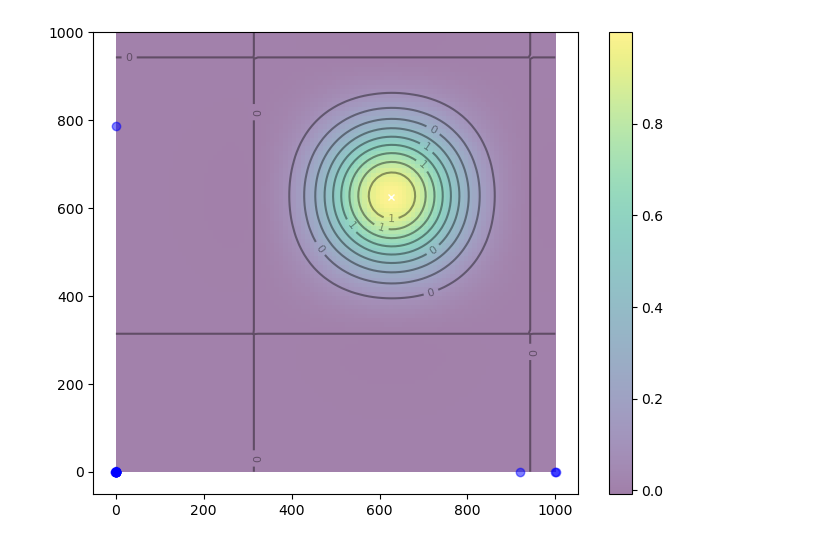
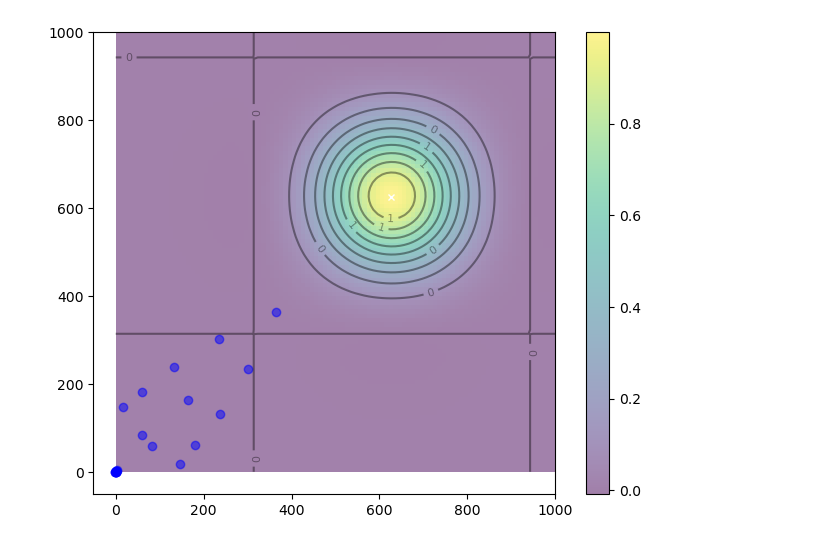
Before and after one commit to byang12/UNDERWATER_SWARM_ADHOC, a Jupyter notebook: GlowWarm-simpy.ipynb, the cells around one changed output. Saved outputs shown, nothing was run; the diff lists cells and outputs as text; code cells hidden in the pictures.

```diff
--- a/GlowWarm-simpy.ipynb
+++ b/GlowWarm-simpy.ipynb
@@ -198,7 +198,8 @@ class Glowworm:
             self.move()
 
             # Store positions for later analysis or plotting
-            self.positions.append(self.X.copy()) # take the records of position
+            if i % 10 == 0:
+                self.positions.append(self.X.copy()) # take the records of position
             i = i + 1
 
             # Advance simulated time by 1 time unit
@@ -271,31 +272,31 @@ if __name__ == "__main__":
 # %%
 # Plotting - no Animation
 x, y = np.array(np.meshgrid(np.linspace(0, dims, 100), np.linspace(0, dims, 100)))
 z = fitness_function([x, y])
 x_max, y_max = x.ravel()[z.argmax()], y.ravel()[z.argmax()]
 
 fig, ax = plt.subplots(figsize=(8, 6))
 img = ax.imshow(z, extent=[0, dims, 0, dims], origin='lower', cmap='viridis', alpha=0.5)
 fig.colorbar(img, ax=ax)
 ax.plot([x_max], [y_max], marker='x', markersize=5, color="white")
 contours = ax.contour(x, y, z, 10, colors='black', alpha=0.4)
 ax.clabel(contours, inline=True, fontsize=8, fmt="%.0f")
 #p_plot = ax.scatter(positions[0][0], positions[0][1], marker='o', color='blue', alpha=0.5)
 #nbest_plot = plt.scatter([nbest[0]], [nbest[1]], marker='*', s=100, color='black', alpha=0.4)
 
-i = 2000
+i = 50
 ax.clear()
 ax.imshow(z, extent=[0, dims, 0, dims], origin='lower', cmap='viridis', alpha=0.5)
 ax.plot([x_max], [y_max], marker='x', markersize=5, color="white")
 contours = ax.contour(x, y, z, 10, colors='black', alpha=0.4)
 ax.clabel(contours, inline=True, fontsize=8, fmt="%.0f")
 x_list = []
 y_list = []
 for j in range(num_worms):
     x_list.append(all_positions[j][i][0])
     y_list.append(all_positions[j][i][1])
 p_plot = ax.scatter(x_list, y_list, marker='o', color='blue', alpha=0.5)
 #nbest_plot.set_offsets(nbest.reshape(1, -1))
 plt.show()
 # %% [output]
-[figure, old version]
+[figure, new version]
```
